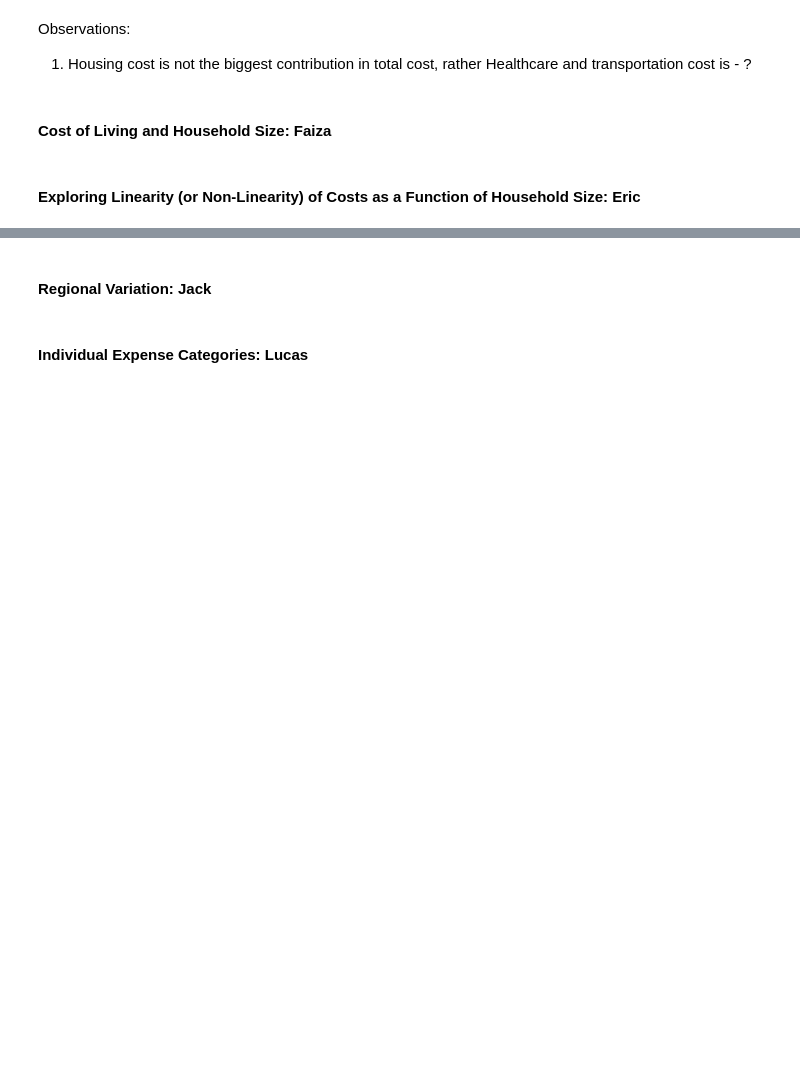
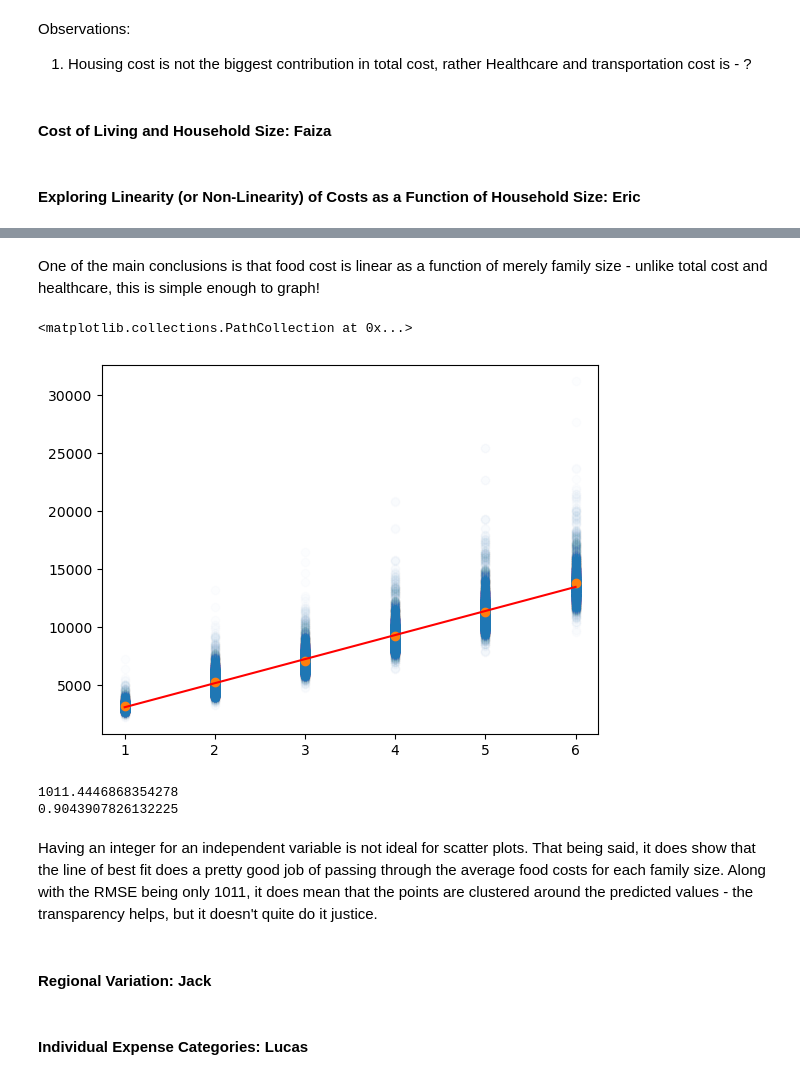
Before and after one commit to miguelmog10/data-science-group17, a Jupyter notebook: notebook/FoundationsDataScience_Winter2025_Group17.ipynb, the cells around one changed output, grey strips where cells are left out. Cells and saved outputs as stored; diff of their text form; code cells hidden in the pictures; blank space fills up the shorter version.

Commit message:
Update FoundationsDataScience_Winter2025_Group17.ipynb
Linearity of costs initial analysis

```diff
--- a/notebook/FoundationsDataScience_Winter2025_Group17.ipynb
+++ b/notebook/FoundationsDataScience_Winter2025_Group17.ipynb
@@ -478,3 +609,28 @@ Observations:
+# %% [markdown]
+One of the main conclusions is that food cost is linear as a function of merely family size - unlike total cost and healthcare, this is simple enough to graph!
+# %%
+X = df['family_size'].values.reshape(-1, 1)
+Y = df['food_cost']
+
+model = sklearn.linear_model.LinearRegression().fit(X, Y)
+
+# scatter plot of the data, the points are mostly transparent to help indicate where they are distributed.
+plt.scatter(x=X, y=Y, alpha=0.01)
+# the line of best fit
+plt.plot(X, model.predict(X), 'r-')
+# extra points to indicate the average food cost for each value of family size
+plt.scatter(x=[i+1 for i in range(6)], y=df.groupby(['family_size'])['food_cost'].mean())
+# %% [output]
+<matplotlib.collections.PathCollection at 0x...>
+[figure, added]
+# %%
+print(np.sqrt(mean_squared_error(Y, model.predict(X))))
+print(r2_score(Y, model.predict(X)))
+# %% [output]
+1011.4446868354278
+0.9043907826132225
+# %% [markdown]
+Having an integer for an independent variable is not ideal for scatter plots. That being said, it does show that the line of best fit does a pretty good job of passing through the average food costs for each family size. Along with the RMSE being only 1011, it does mean that the points are clustered around the predicted values - the transparency helps, but it doesn't quite do it justice.
 # %% [markdown]
 #### **Regional Variation: Jack**
 # %% [markdown]
```
Also changed, not shown: parts of 17 cells of this notebook.
